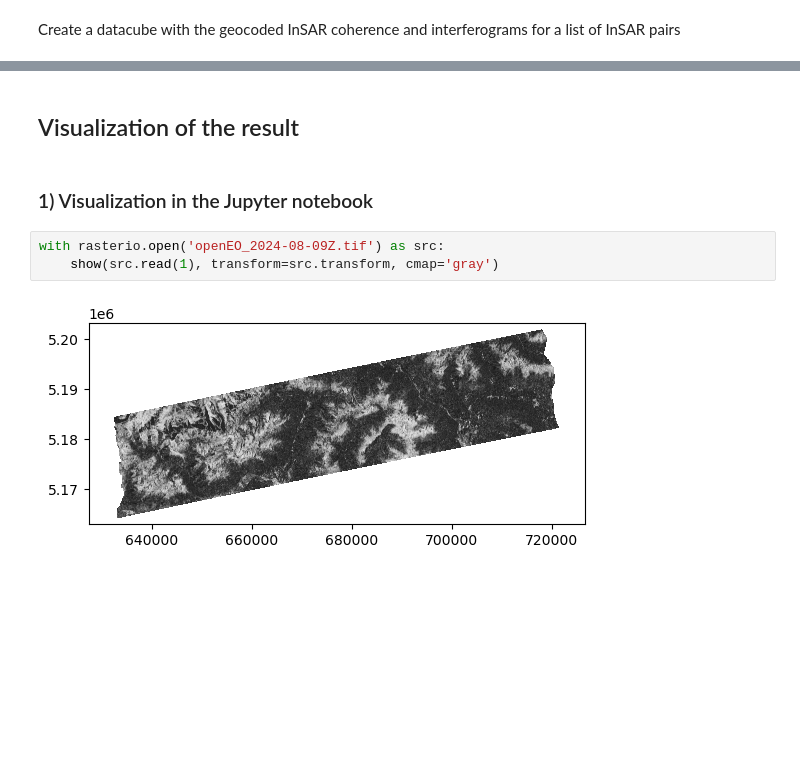
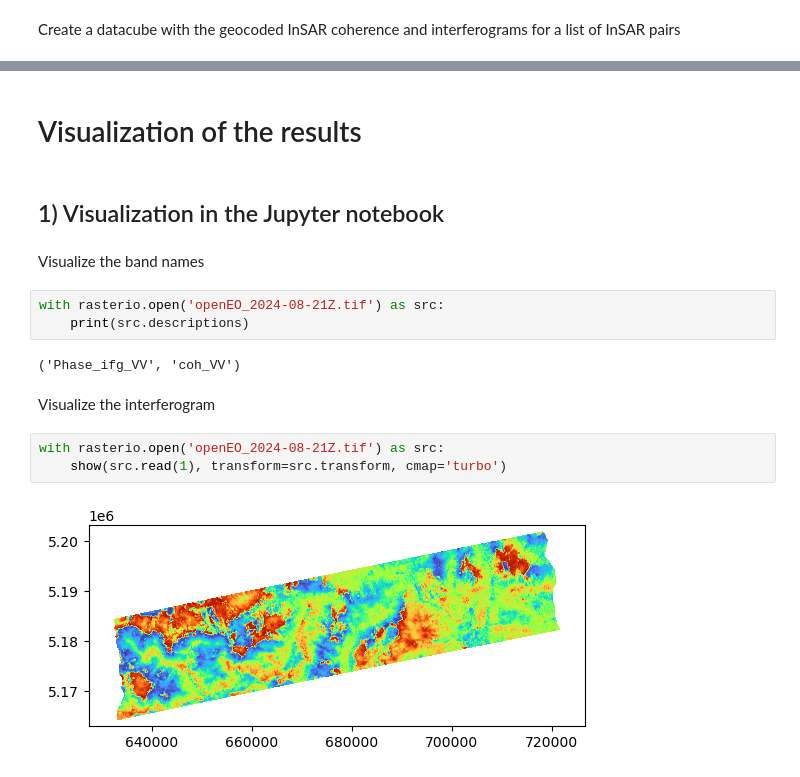
Before and after one commit to cloudinsar/s1-workflows, a Jupyter notebook: notebooks/LPS_DEMO/s1_coh_phase.ipynb, the cells around one changed output, grey strips where cells are left out. Cells and saved outputs as stored; diff of their text form; blank space fills up the shorter version.

Commit message:
LPS demo interferogram

```diff
--- a/notebooks/LPS_DEMO/s1_coh_phase.ipynb
+++ b/notebooks/LPS_DEMO/s1_coh_phase.ipynb
@@ -56,9 +78,18 @@ job.get_results().download_files()
 # %% [markdown]
-## Visualization of the result
+# Visualization of the results
 # %% [markdown]
-### 1) Visualization in the Jupyter notebook
+## 1) Visualization in the Jupyter notebook
+# %% [markdown]
+Visualize the band names
+# %%
+with rasterio.open('openEO_2024-08-21Z.tif') as src:
+    print(src.descriptions)
+# %% [output]
+('Phase_ifg_VV', 'coh_VV')
+# %% [markdown]
+Visualize the interferogram
 # %%
-with rasterio.open('openEO_2024-08-09Z.tif') as src:
-    show(src.read(1), transform=src.transform, cmap='gray')
+with rasterio.open('openEO_2024-08-21Z.tif') as src:
+    show(src.read(1), transform=src.transform, cmap='turbo')
 # %% [output]
-[figure, old version]
+[figure, new version]
```
Also changed, not shown: parts of 14 cells of this notebook, 1 other file.
